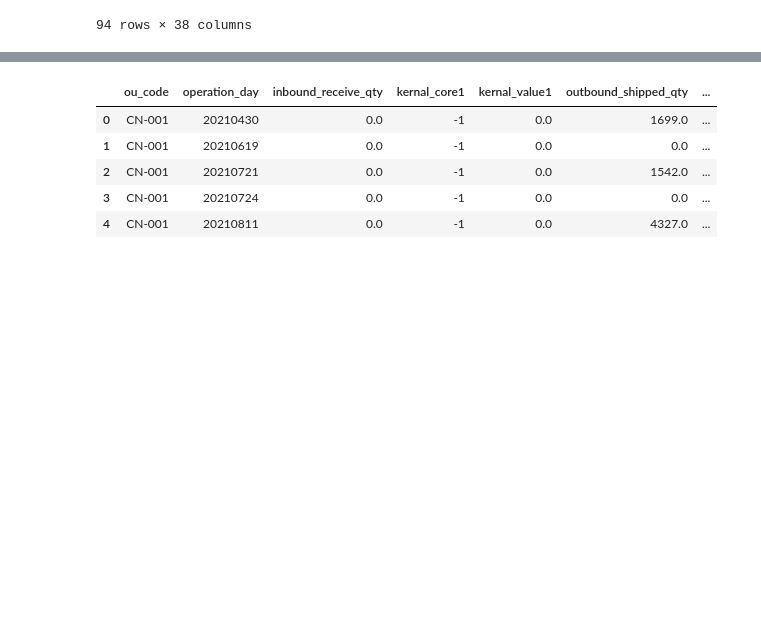
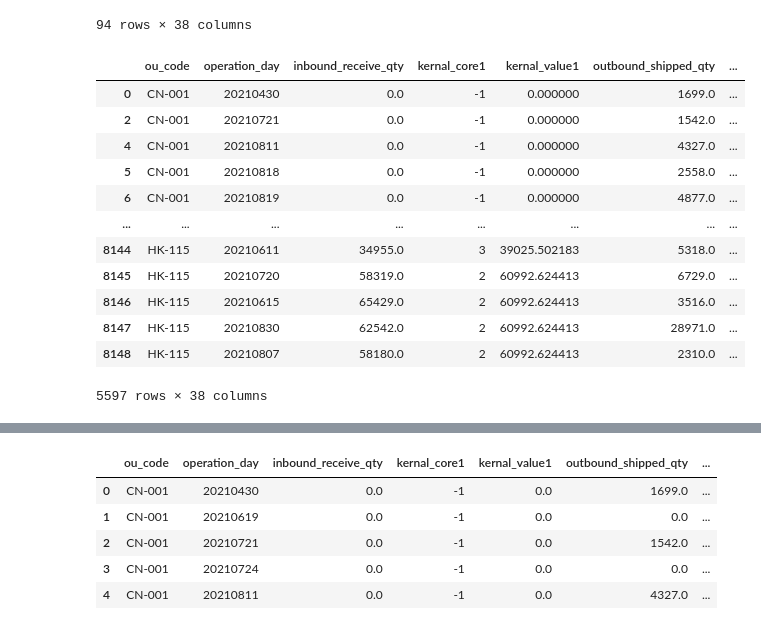
Before and after one commit to fyenne/play1, a Jupyter notebook: play1.ipynb, the cells around one changed output, grey strips where cells are left out. Drawn from its saved outputs; the diff is of its cells as text; code cells hidden in the pictures; blank space fills up the shorter version.

```diff
--- a/play1.ipynb
+++ b/play1.ipynb
@@ -675,3 +648,25 @@ df_final[df_final['dis_tt_kernel'] != 0]
 | 7519 | HK-043 | 20210724 | 0.0 | -1 | 0.000000 | 0.0 | ... |
 | 7526 | HK-043 | 20210807 | 0.0 | -1 | 0.000000 | 0.0 | ... |
 94 rows × 38 columns
+# %%
+df_final['log_inb_qty'] = np.log2(df_final['inbound_receive_qty'])
+df_final['log_outb_qty'] = np.log2(df_final['outbound_shipped_qty'])
+# %%
+df_final_copy = df_final[~abs(np.isinf(df_final['log_inb_qty'])) &\
+     ~np.isnan(df_final['log_inb_qty'])] ; df_final_copy
+df_final_copy2 = df_final[~abs(np.isinf(df_final['log_outb_qty'])) &\
+     ~np.isnan(df_final['log_outb_qty'])] ; df_final_copy2
+# %% [output]
+|  | ou_code | operation_day | inbound_receive_qty | kernal_core1 | kernal_value1 | outbound_shipped_qty | ... |
+| 0 | CN-001 | 20210430 | 0.0 | -1 | 0.000000 | 1699.0 | ... |
+| 2 | CN-001 | 20210721 | 0.0 | -1 | 0.000000 | 1542.0 | ... |
+| 4 | CN-001 | 20210811 | 0.0 | -1 | 0.000000 | 4327.0 | ... |
+| 5 | CN-001 | 20210818 | 0.0 | -1 | 0.000000 | 2558.0 | ... |
+| 6 | CN-001 | 20210819 | 0.0 | -1 | 0.000000 | 4877.0 | ... |
+| ... | ... | ... | ... | ... | ... | ... | ... |
+| 8144 | HK-115 | 20210611 | 34955.0 | 3 | 39025.502183 | 5318.0 | ... |
+| 8145 | HK-115 | 20210720 | 58319.0 | 2 | 60992.624413 | 6729.0 | ... |
+| 8146 | HK-115 | 20210615 | 65429.0 | 2 | 60992.624413 | 3516.0 | ... |
+| 8147 | HK-115 | 20210830 | 62542.0 | 2 | 60992.624413 | 28971.0 | ... |
+| 8148 | HK-115 | 20210807 | 58180.0 | 2 | 60992.624413 | 2310.0 | ... |
+5597 rows × 38 columns
```
Also changed, not shown: parts of 20 cells of this notebook, 4 other files.
